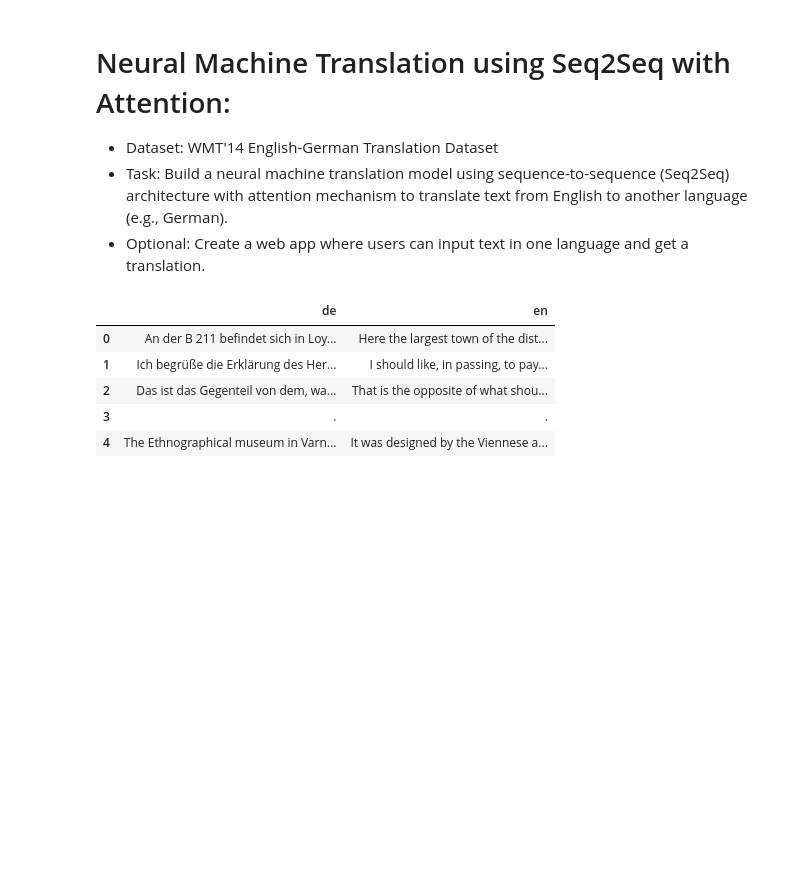
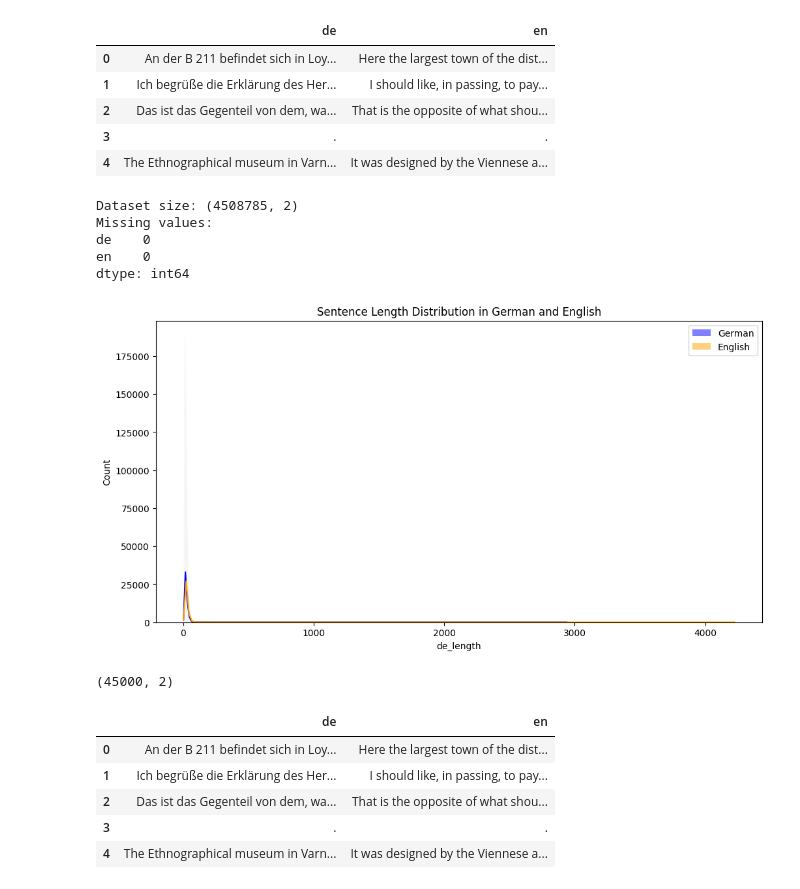
Before and after one commit to Shurtu-gal/neural-machine-translation, a Jupyter notebook: model/train.ipynb, the cells around one changed output. Saved outputs shown, nothing was run; the diff lists cells and outputs as text; code cells hidden in the pictures; blank space fills up the shorter version.

Commit message:
feat: try some models

```diff
--- a/model/train.ipynb
+++ b/model/train.ipynb
@@ -1,7 +0,0 @@
-# %% [markdown]
-# Neural Machine Translation using Seq2Seq with Attention:
-
-- Dataset: WMT'14 English-German Translation Dataset
-- Task: Build a neural machine translation model using sequence-to-sequence (Seq2Seq) architecture with attention mechanism to translate text from
-English to another language (e.g., German).
-- Optional: Create a web app where users can input text in one language and get a translation.
@@ -21,0 +16,33 @@ val_data = pd.read_csv(data_folder + dataset_mapping['val'], lineterminator='\n'
+# %%
+dataset = pd.read_csv('../data/wmt14_translate_de-en_train.csv', lineterminator='\n')
+
+# Explore the dataset
+display(dataset.head())
+print(f'Dataset size: {dataset.shape}')
+print(f'Missing values:\n{dataset.isnull().sum()}')
+
+dataset.describe()
+
+# Plot length of sentences in German and English
+dataset['de_length'] = dataset['de'].apply(lambda x: len(x.split()))
+dataset['en_length'] = dataset['en'].apply(lambda x: len(x.split()))
+
+plt.figure(figsize=(12, 6))
+sns.histplot(dataset['de_length'], color="blue", label="German", kde=True)
+sns.histplot(dataset['en_length'], color="orange", label="English", kde=True)
+plt.legend()
+plt.title('Sentence Length Distribution in German and English')
+plt.show()
+# %% [output]
+|  | de | en |
+| 0 | An der B 211 befindet sich in Loy... | Here the largest town of the dist... |
+| 1 | Ich begrüße die Erklärung des Her... | I should like, in passing, to pay... |
+| 2 | Das ist das Gegenteil von dem, wa... | That is the opposite of what shou... |
+| 3 | . | . |
+| 4 | The Ethnographical museum in Varn... | It was designed by the Viennese a... |
+Dataset size: (4508785, 2)
+Missing values:
+de    0
+en    0
+dtype: int64
+[figure, added]
@@ -22 +53,5 @@ val_data = pd.read_csv(data_folder + dataset_mapping['val'], lineterminator='\n'
+# %%
+train_raw.shape
+# %% [output]
+(45000, 2)
 # %%
```
Also changed, not shown: parts of 10 cells of this notebook, 2 other files.
